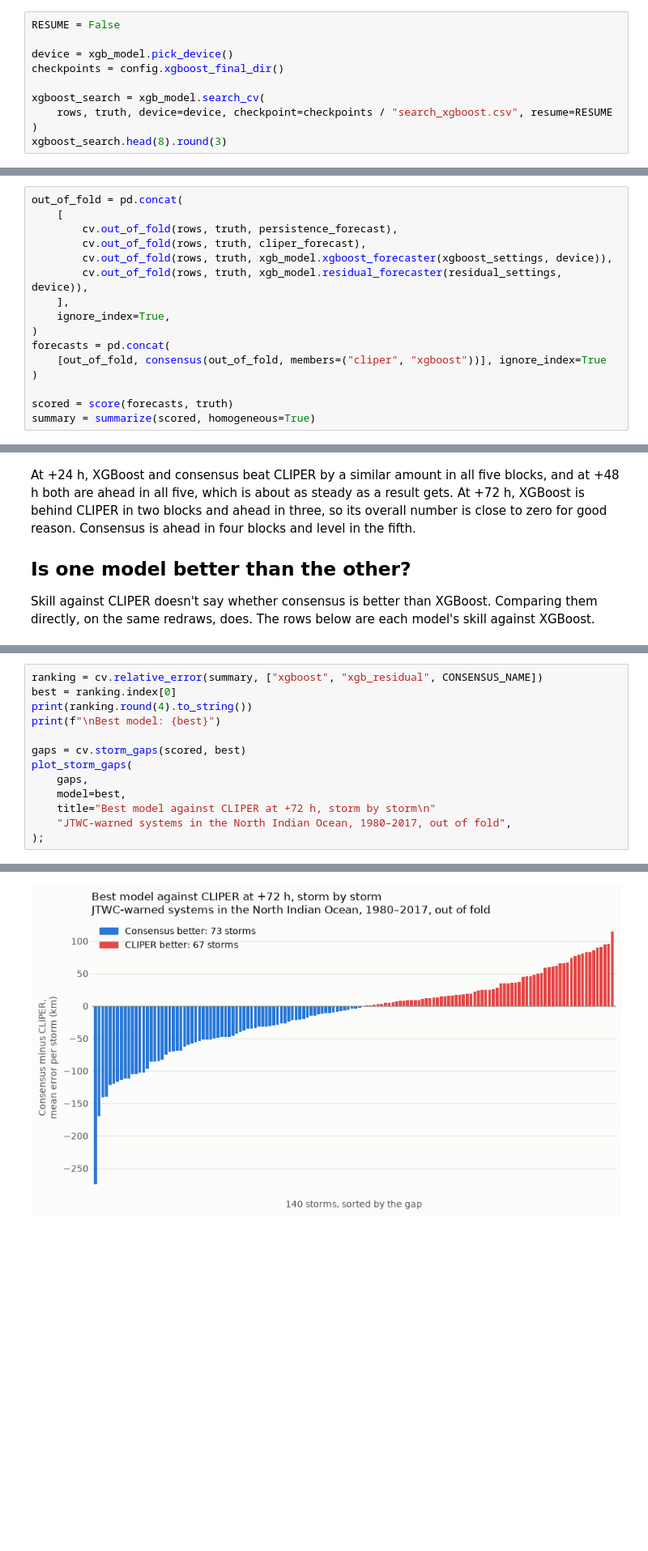
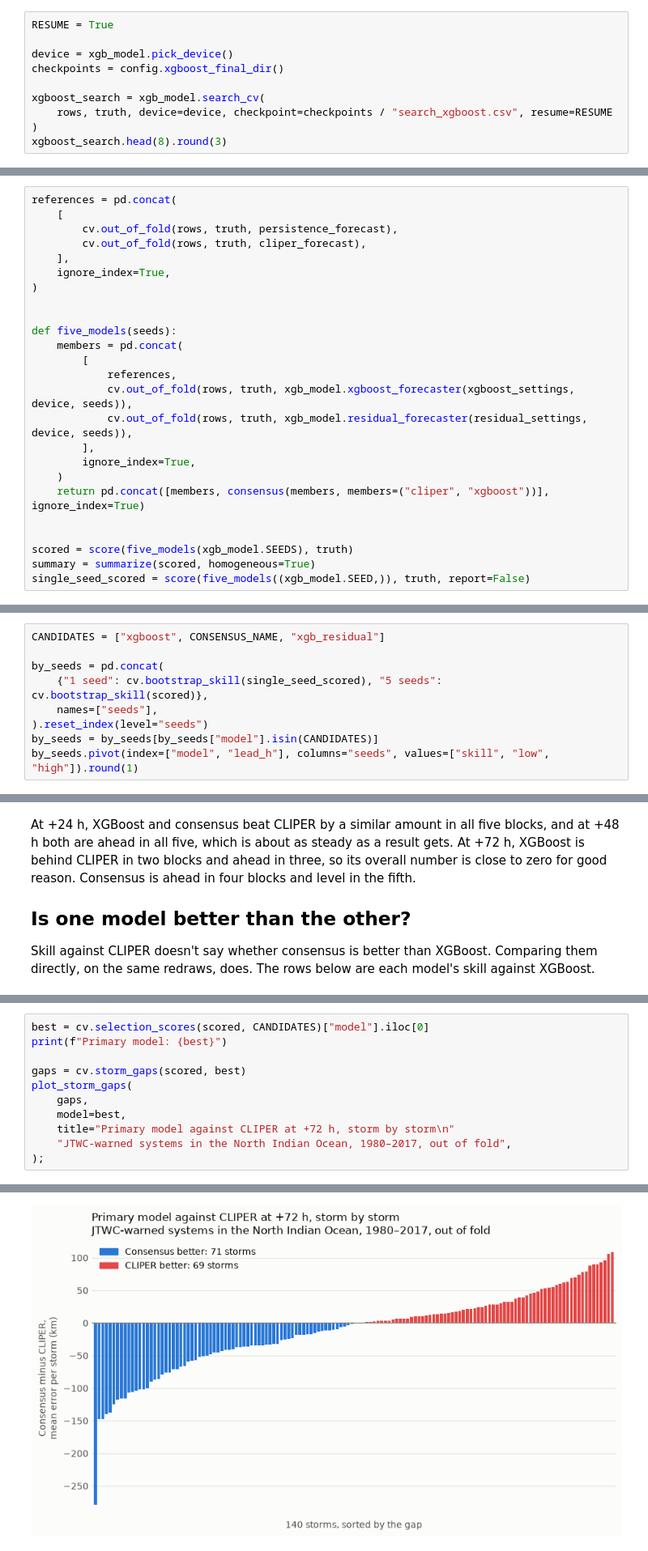
Before and after one commit to Anshuman-Alok-Gupta/Cyclone_Project, a Jupyter notebook: notebooks/04_cross_validation.ipynb, the cells around one changed output, grey strips where cells are left out. Shown at 81% size. Drawn from its saved outputs; the diff is of its cells as text; blank space fills up the shorter version.

```diff
--- a/notebooks/04_cross_validation.ipynb
+++ b/notebooks/04_cross_validation.ipynb
@@ -127,5 +130,5 @@ otherwise a rerun after a change to the data would quietly reuse old results.
 # %%
-RESUME = False
+RESUME = True
 
 device = xgb_model.pick_device()
 checkpoints = config.xgboost_final_dir()
@@ -233,21 +213,30 @@ moving every truth position in one block left that block's forecasts identical f
 and `xgb_residual`, while every forecast in the other four blocks moved. Corrupting every test row
 changed nothing at all. The tests in `tests/test_cv.py` do the same on every run.
 # %%
-out_of_fold = pd.concat(
+references = pd.concat(
     [
         cv.out_of_fold(rows, truth, persistence_forecast),
         cv.out_of_fold(rows, truth, cliper_forecast),
-        cv.out_of_fold(rows, truth, xgb_model.xgboost_forecaster(xgboost_settings, device)),
-        cv.out_of_fold(rows, truth, xgb_model.residual_forecaster(residual_settings, device)),
     ],
     ignore_index=True,
 )
-forecasts = pd.concat(
-    [out_of_fold, consensus(out_of_fold, members=("cliper", "xgboost"))], ignore_index=True
-)
 
-scored = score(forecasts, truth)
+
+def five_models(seeds):
+    members = pd.concat(
+        [
+            references,
+            cv.out_of_fold(rows, truth, xgb_model.xgboost_forecaster(xgboost_settings, device, seeds)),
+            cv.out_of_fold(rows, truth, xgb_model.residual_forecaster(residual_settings, device, seeds)),
+        ],
+        ignore_index=True,
+    )
+    return pd.concat([members, consensus(members, members=("cliper", "xgboost"))], ignore_index=True)
+
+
+scored = score(five_models(xgb_model.SEEDS), truth)
 summary = summarize(scored, homogeneous=True)
+single_seed_scored = score(five_models((xgb_model.SEED,)), truth, report=False)
 # %% [output]
 cliper: scored 6,742 of 11,235 forecasts; 4,493 had no matching truth
 consensus: scored 6,742 of 11,235 forecasts; 4,493 had no matching truth
@@ -320,0 +311,9 @@ An overall number can hide a model that wins on the strength of one block.
+# %%
+CANDIDATES = ["xgboost", CONSENSUS_NAME, "xgb_residual"]
+
+by_seeds = pd.concat(
+    {"1 seed": cv.bootstrap_skill(single_seed_scored), "5 seeds": cv.bootstrap_skill(scored)},
+    names=["seeds"],
+).reset_index(level="seeds")
+by_seeds = by_seeds[by_seeds["model"].isin(CANDIDATES)]
+by_seeds.pivot(index=["model", "lead_h"], columns="seeds", values=["skill", "low", "high"]).round(1)
@@ -374,14 +423,12 @@ few big ones.
 # %%
-ranking = cv.relative_error(summary, ["xgboost", "xgb_residual", CONSENSUS_NAME])
-best = ranking.index[0]
-print(ranking.round(4).to_string())
-print(f"\nBest model: {best}")
+best = cv.selection_scores(scored, CANDIDATES)["model"].iloc[0]
+print(f"Primary model: {best}")
 
 gaps = cv.storm_gaps(scored, best)
 plot_storm_gaps(
     gaps,
     model=best,
-    title="Best model against CLIPER at +72 h, storm by storm\n"
+    title="Primary model against CLIPER at +72 h, storm by storm\n"
     "JTWC-warned systems in the North Indian Ocean, 1980–2017, out of fold",
 );
 # %% [output]
@@ -394,4 +436,4 @@ Best model: consensus
-[figure, old version]
+[figure, new version]
 # %%
 names = df.drop_duplicates("SID").set_index("SID")[["NAME", "SEASON"]]
 print("Its largest wins and losses:")
```
Also changed, not shown: parts of 21 cells of this notebook, 4 other files.
